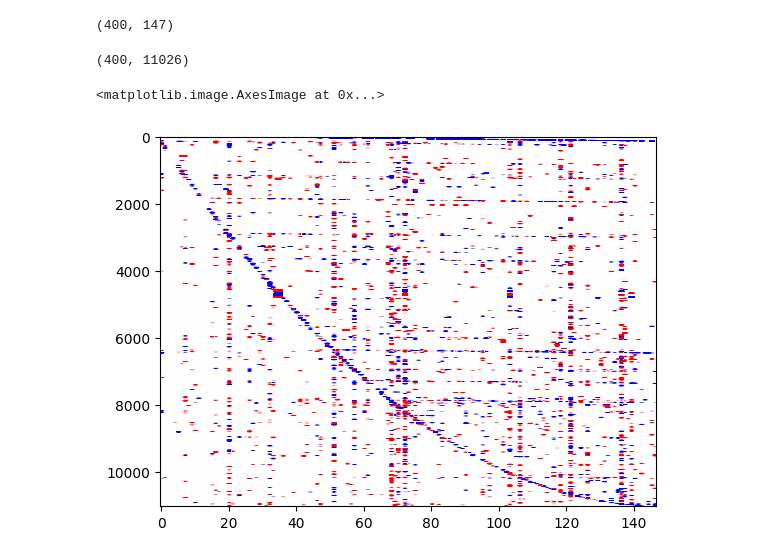
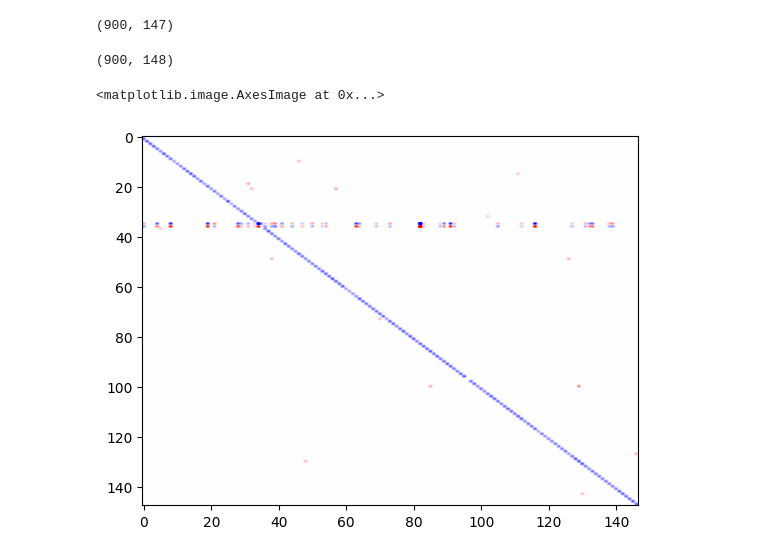
Before and after one commit to mdmelin/brunton_sparsedynamics, a Jupyter notebook: test.ipynb, the cells around one changed output. Cells and saved outputs as stored; diff of their text form; code cells hidden in the pictures.

```diff
--- a/test.ipynb
+++ b/test.ipynb
@@ -8,32 +11,31 @@ datadir = Path(r'C:\Data\churchland\brunton_sparsedynamics\data')
 # %%
 x = np.load(datadir / 'r.npy')
 dx = np.load(datadir / 'drdt.npy')
+x = x[:900,:]
+dx = dx[:900,:]
 x = zscore(x, axis=0)
 dx = zscore(dx, axis=0)
-x = x[:400,:]
-dx = dx[:400,:]
 print(x.shape)
 n = x.shape[1]
 # %% [output]
-(400, 147)
+(900, 147)
 # %%
 # prepare the data
-theta = sd.poolData(x, x.shape[1], 2, usesine=False)
+theta = sd.poolData(x, x.shape[1], 1, usesine=False)
 m = theta.shape[1]
 print(theta.shape)
 # %% [output]
-(400, 11026)
+(900, 148)
 # %%
 # compute spare regression with sequential least squares
 lmbda = .0005
-lmbda = 0
-lmbda = .001
+lmbda = 0.2
 Xi = sd.sparsifyDynamics(theta, dx, lmbda, n)
 # %%
 import matplotlib.pyplot as plt
-clim = np.array([-1,1]) * .001
+clim = np.array([-1,1]) * 1
 plt.imshow(Xi, aspect='auto', cmap='bwr', clim = clim)
 #plt.imshow(Xi, cmap='bwr', clim = clim)
 # %% [output]
 <matplotlib.image.AxesImage at 0x...>
-[figure, old version]
+[figure, new version]
```
Also changed, not shown: parts of 3 cells of this notebook, 1 other file.
